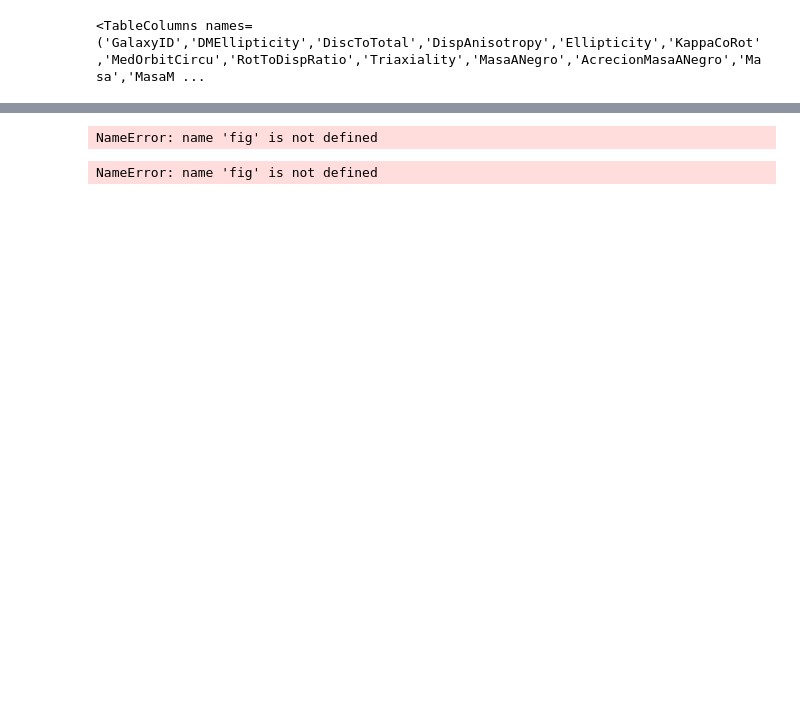
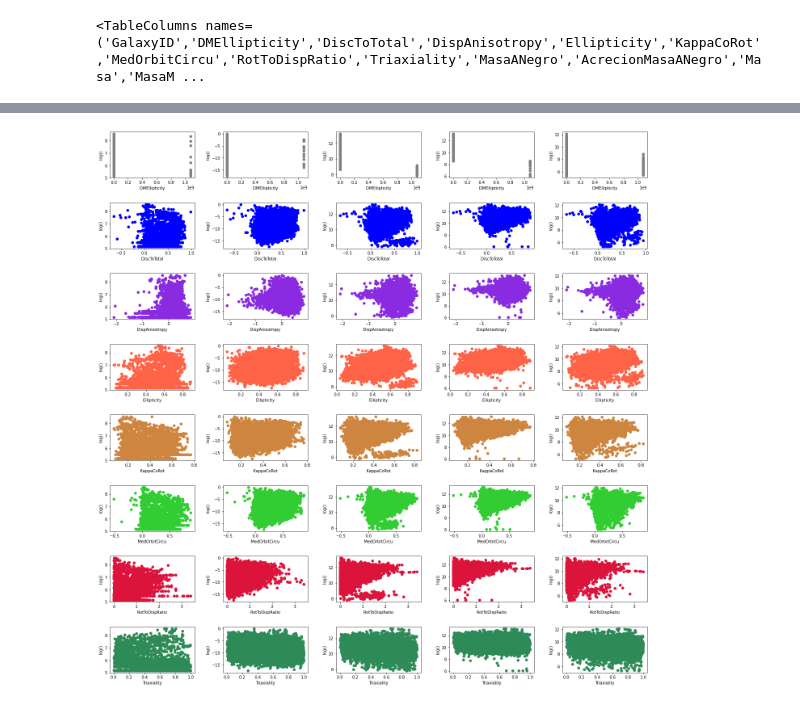
Before and after one commit to MariaPaulaRojas/RECA-internship, a Jupyter notebook: Analysis/GraficasIntento1.ipynb, the cells around one changed output, grey strips where cells are left out. Saved outputs shown, nothing was run; the diff lists cells and outputs as text; code cells hidden in the pictures; blank space fills up the shorter version.

Commit message:
Changes in notebook, using for to plot

```diff
--- a/Analysis/GraficasIntento1.ipynb
+++ b/Analysis/GraficasIntento1.ipynb
@@ -163,8 +49,22 @@ NameError: name 'plt' is not defined
+# %%
+Morfparam = ['DMEllipticity','DiscToTotal','DispAnisotropy','Ellipticity','KappaCoRot','MedOrbitCircu','RotToDispRatio','Triaxiality']
+Subhparam = ['MasaANegro','AcrecionMasaANegro','Masa','MasaMateriaOscura','MasaGas']
+colors = ['gray', 'blue', 'blueviolet', 'tomato', 'peru', 'limegreen', 'crimson', 'seagreen']
+
+fig, ax = plt.subplots(8,5,figsize=(20,20))
+fig.tight_layout(pad=4)
+
+
+for i_mp, mparam in enumerate(Morfparam):
+    for i,cparam in enumerate(colors):
+        if i==i_mp:
+            for i_sp, sparam in enumerate(Subhparam):
+                ax[i_mp,i_sp].scatter(First_table[mparam], np.log10(First_table[sparam]),color=cparam)
+                ax[i_mp,i_sp].set_xlabel(mparam)
+                ax[i_mp,i_sp].set_ylabel("log()")
+# %% [output]
+[figure, added]
 # %%
 fig.savefig('FirstData.pdf')
-# %% [output]
-NameError: name 'fig' is not defined
 # %%
 fig.savefig('FirstData.png')
-# %% [output]
-NameError: name 'fig' is not defined
```
Also changed, not shown: parts of 10 cells of this notebook.
